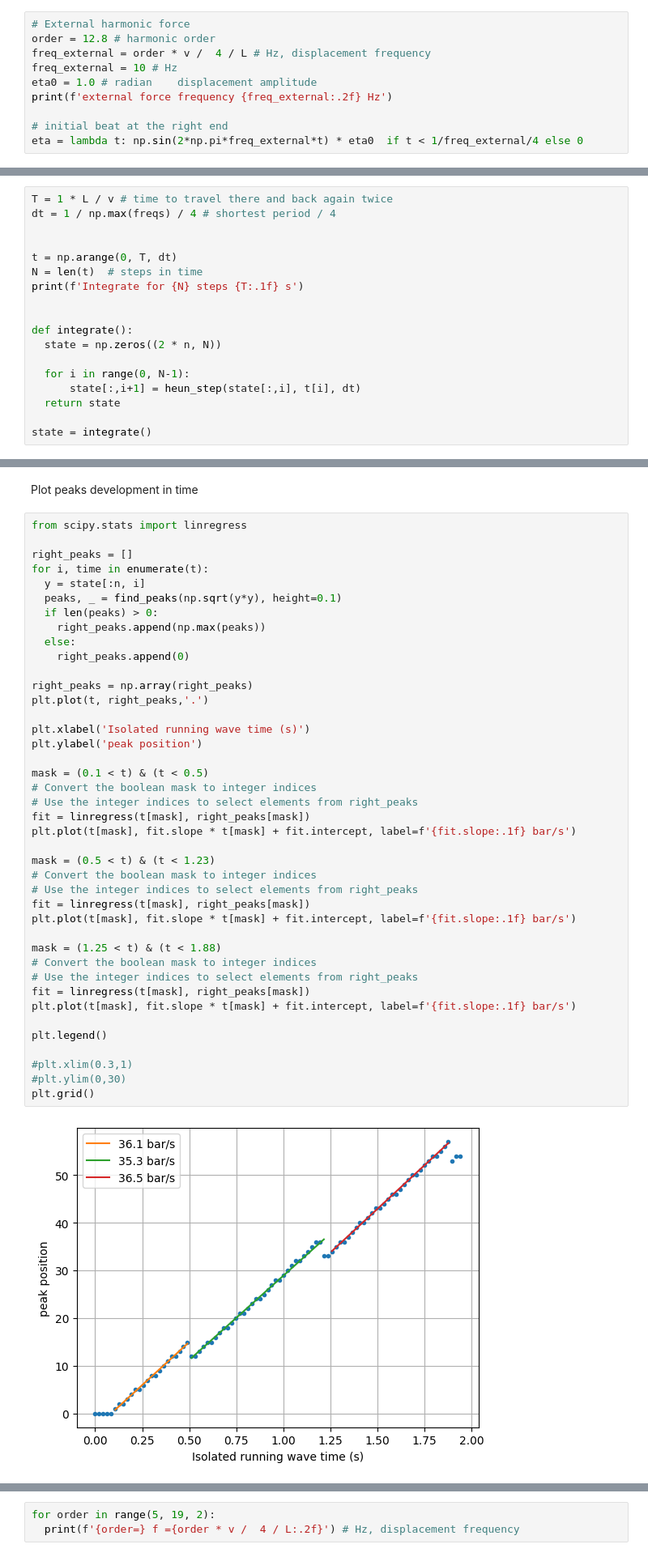
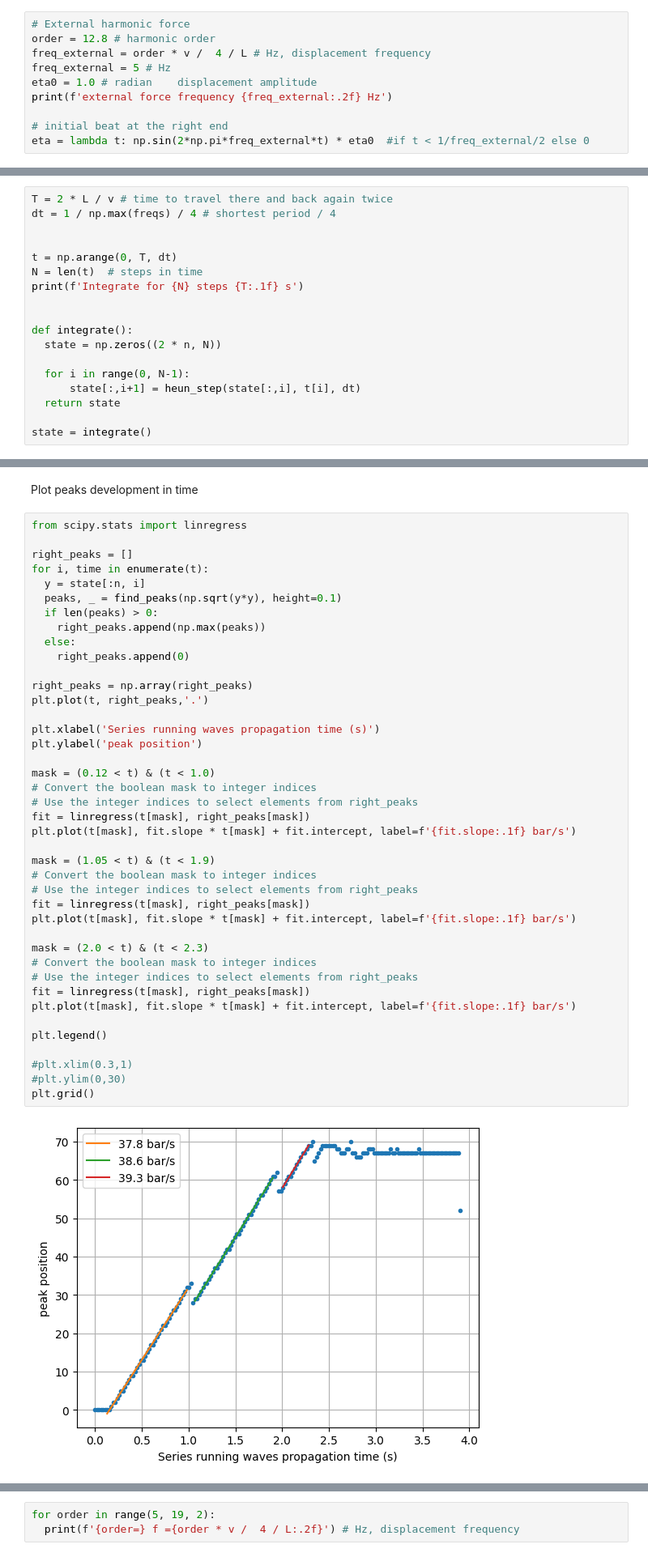
Before and after one commit to evgeny-kolonsky/Lab3_MW, a Jupyter notebook: Lab3_MW.ipynb, the cells around one changed output, grey strips where cells are left out. Shown at 81% size. Saved outputs shown, nothing was run; the diff lists cells and outputs as text.

Commit message:
v.0.1.12.1 propagation constant series of waves

```diff
--- a/Lab3_MW.ipynb
+++ b/Lab3_MW.ipynb
@@ -134,10 +134,10 @@ Define **external force** profile
 # External harmonic force
 order = 12.8 # harmonic order
 freq_external = order * v /  4 / L # Hz, displacement frequency
-freq_external = 10 # Hz
+freq_external = 5 # Hz
 eta0 = 1.0 # radian    displacement amplitude
 print(f'external force frequency {freq_external:.2f} Hz')
 
 # initial beat at the right end
-eta = lambda t: np.sin(2*np.pi*freq_external*t) * eta0  if t < 1/freq_external/4 else 0
+eta = lambda t: np.sin(2*np.pi*freq_external*t) * eta0  #if t < 1/freq_external/2 else 0
 # %% [output]
@@ -229,7 +229,7 @@ def heun_step(state, time, dt,etol=0.000001,maxiters = 100):
 # %% [markdown]
 # Integrate numerically
 # %%
-T = 1 * L / v # time to travel there and back again twice
+T = 2 * L / v # time to travel there and back again twice
 dt = 1 / np.max(freqs) / 4 # shortest period / 4
 
 
@@ -297,35 +297,35 @@ for i, time in enumerate(t):
     right_peaks.append(np.max(peaks))
   else:
     right_peaks.append(0)
 
 right_peaks = np.array(right_peaks)
 plt.plot(t, right_peaks,'.')
 
-plt.xlabel('Isolated running wave time (s)')
+plt.xlabel('Series running waves propagation time (s)')
 plt.ylabel('peak position')
 
-mask = (0.1 < t) & (t < 0.5)
+mask = (0.12 < t) & (t < 1.0)
 # Convert the boolean mask to integer indices
 # Use the integer indices to select elements from right_peaks
 fit = linregress(t[mask], right_peaks[mask])
 plt.plot(t[mask], fit.slope * t[mask] + fit.intercept, label=f'{fit.slope:.1f} bar/s')
 
-mask = (0.5 < t) & (t < 1.23)
+mask = (1.05 < t) & (t < 1.9)
 # Convert the boolean mask to integer indices
 # Use the integer indices to select elements from right_peaks
 fit = linregress(t[mask], right_peaks[mask])
 plt.plot(t[mask], fit.slope * t[mask] + fit.intercept, label=f'{fit.slope:.1f} bar/s')
 
-mask = (1.25 < t) & (t < 1.88)
+mask = (2.0 < t) & (t < 2.3)
 # Convert the boolean mask to integer indices
 # Use the integer indices to select elements from right_peaks
 fit = linregress(t[mask], right_peaks[mask])
 plt.plot(t[mask], fit.slope * t[mask] + fit.intercept, label=f'{fit.slope:.1f} bar/s')
 
 plt.legend()
 
 #plt.xlim(0.3,1)
 #plt.ylim(0,30)
 plt.grid()
 # %% [output]
-[figure, old version]
+[figure, new version]
```
Also changed, not shown: parts of 6 cells of this notebook.
